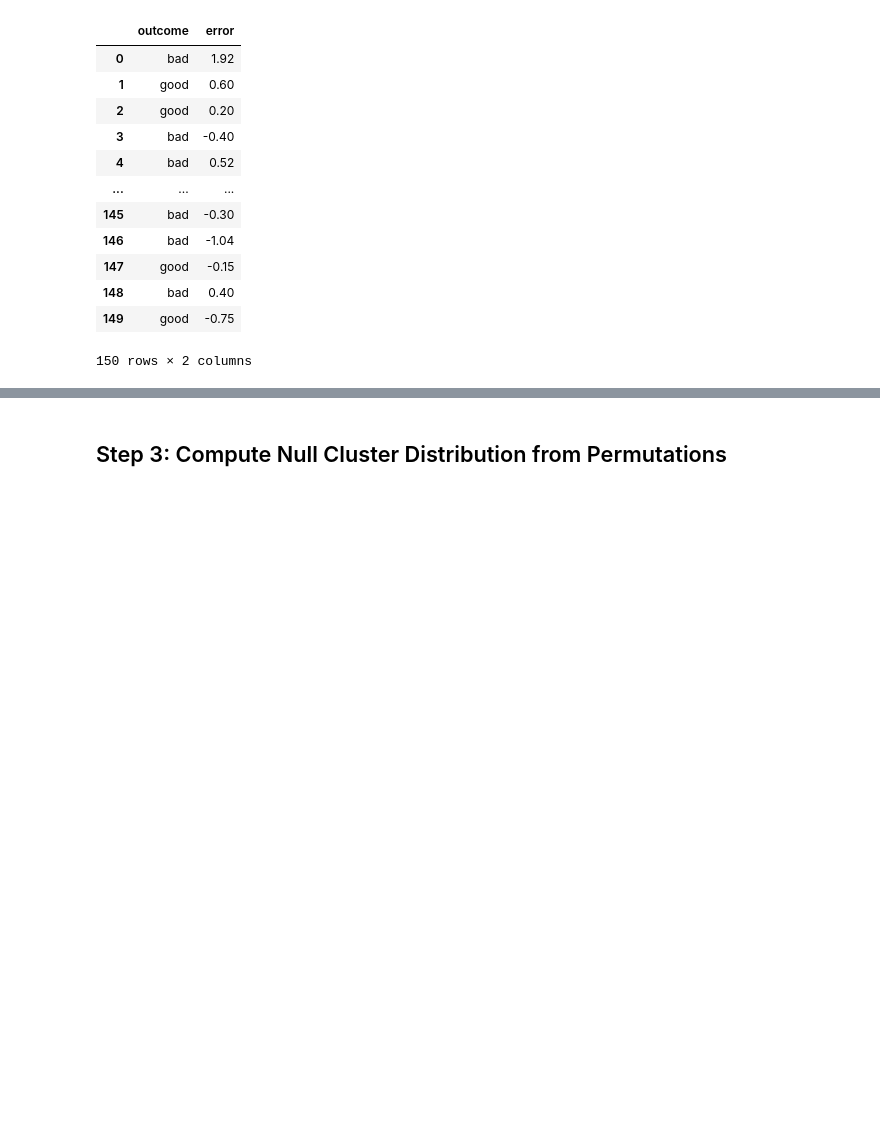
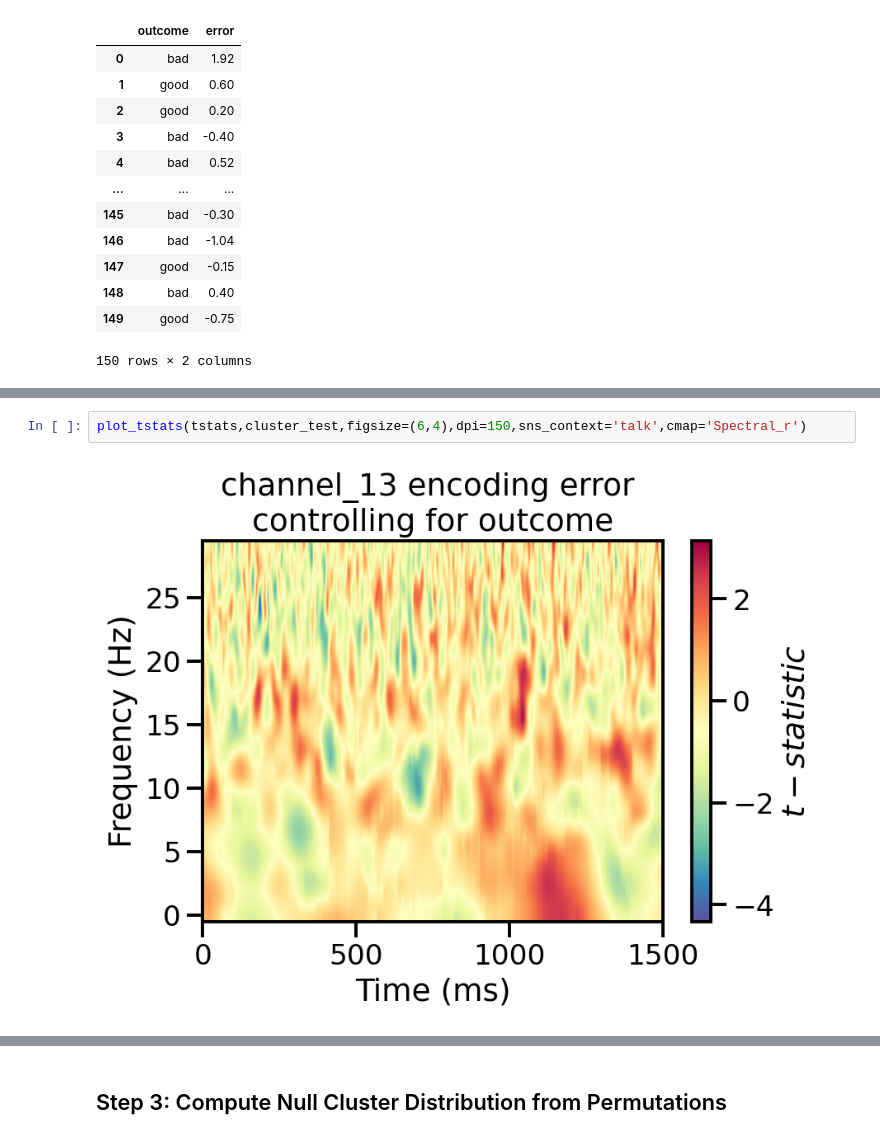
Before and after one commit to aliefink/NeuroCluster, a Jupyter notebook: notebooks/NeuroCluster_template.ipynb, the cells around one changed output, grey strips where cells are left out. Cells and saved outputs as stored; diff of their text form; blank space fills up the shorter version.

```diff
--- a/notebooks/NeuroCluster_template.ipynb
+++ b/notebooks/NeuroCluster_template.ipynb
@@ -182,0 +119,4 @@ max_cluster_data  = cluster_test.max_tfr_cluster(tstats,output='all')
+# %%
+plot_tstats(tstats,cluster_test,figsize=(6,4),dpi=150,sns_context='talk',cmap='Spectral_r')
+# %% [output]
+[figure, added]
```
Also changed, not shown: parts of 31 cells of this notebook, 7 other files.
